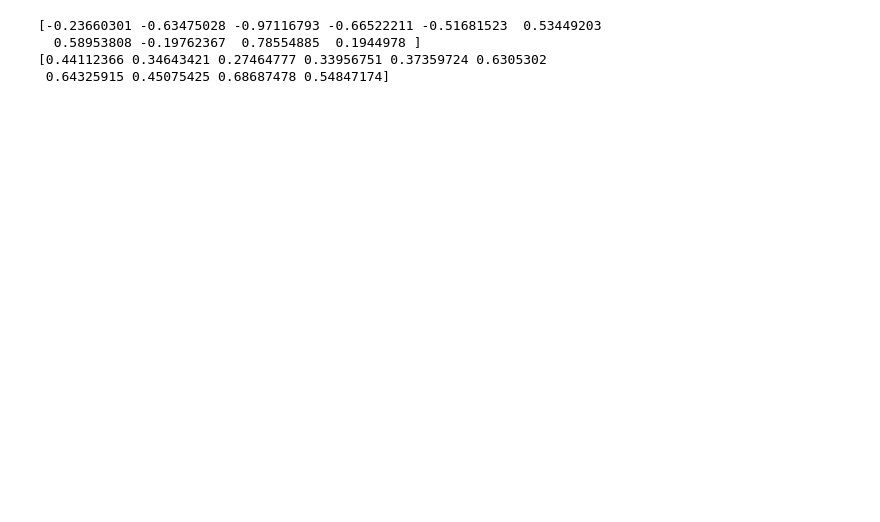
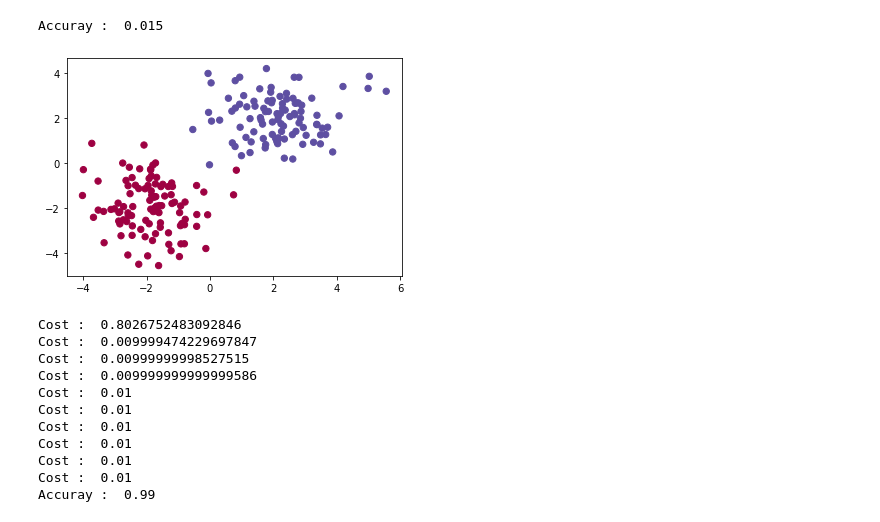
Before and after one commit to Steph84/jupyterCodeRepo, a Jupyter notebook: DeepLearning01.ipynb, the cells around one changed output. Drawn from its saved outputs; the diff is of its cells as text; code cells hidden in the pictures; blank space fills up the shorter version.

Commit message:
add gradient descent

```diff
--- a/DeepLearning01.ipynb
+++ b/DeepLearning01.ipynb
@@ -30,12 +36,57 @@ def activation(z):
+# %%
+def cost(predictions, targets):
+    return np.mean((predictions - targets)**2)
+# %%
+def derivative_activation(z):
+    return activation(z) * (1 - activation(z))
+# %%
+def train(features, targets, weights, bias):
+    epochs = 100
+    learning_rate = 0.1
+
+    # print accuracy
+    predictions = predict(features, weights, bias)
+    print("Accuray : ", (np.mean(predictions == targets)))
+
+    # plot points
+    plt.scatter(features[:, 0], features[:, 1], s=40, c=targets, cmap=plt.cm.Spectral)
+    plt.show()
+
+    for ep in range(epochs):
+        if ep % 10 == 0:
+            predictions = activation(pre_activation(features, weights, bias))
+            print("Cost : ", cost(predictions, targets))
+        # init gradient
+        weights_gradients = np.zeros(weights.shape)
+        bias_gradients = 0
+
+        for feature, target in zip(features, targets):
+            z = predict(feature, weights, bias)
+            a = activation(z)
+            weights_gradients += (a - target) * derivative_activation(z) * feature
+            bias_gradients += (a - target) * derivative_activation(z)
+
+        weights = weights - learning_rate * weights_gradients
+        bias = bias - learning_rate * bias_gradients
+
+    # print accuracy
+    predictions = predict(features, weights, bias)
+    print("Accuray : ", (np.mean(predictions == targets)))
 # %%
 features, targets = get_dataset()
 weights, bias = init_variables()
-z = pre_activation(features, weights, bias)
-a = activation(z)
-print(z)
-print(a)
+train(features, targets, weights, bias)
 # %% [output]
-[-0.23660301 -0.63475028 -0.97116793 -0.66522211 -0.51681523  0.53449203
-  0.58953808 -0.19762367  0.78554885  0.1944978 ]
-[0.44112366 0.34643421 0.27464777 0.33956751 0.37359724 0.6305302
- 0.64325915 0.45075425 0.68687478 0.54847174]
+Accuray :  0.015
+[figure, added]
+Cost :  0.8026752483092846
+Cost :  0.009999474229697847
+Cost :  0.00999999998527515
+Cost :  0.009999999999999586
+Cost :  0.01
+Cost :  0.01
+Cost :  0.01
+Cost :  0.01
+Cost :  0.01
+Cost :  0.01
+Accuray :  0.99
```
Also changed, not shown: parts of 3 cells of this notebook.
